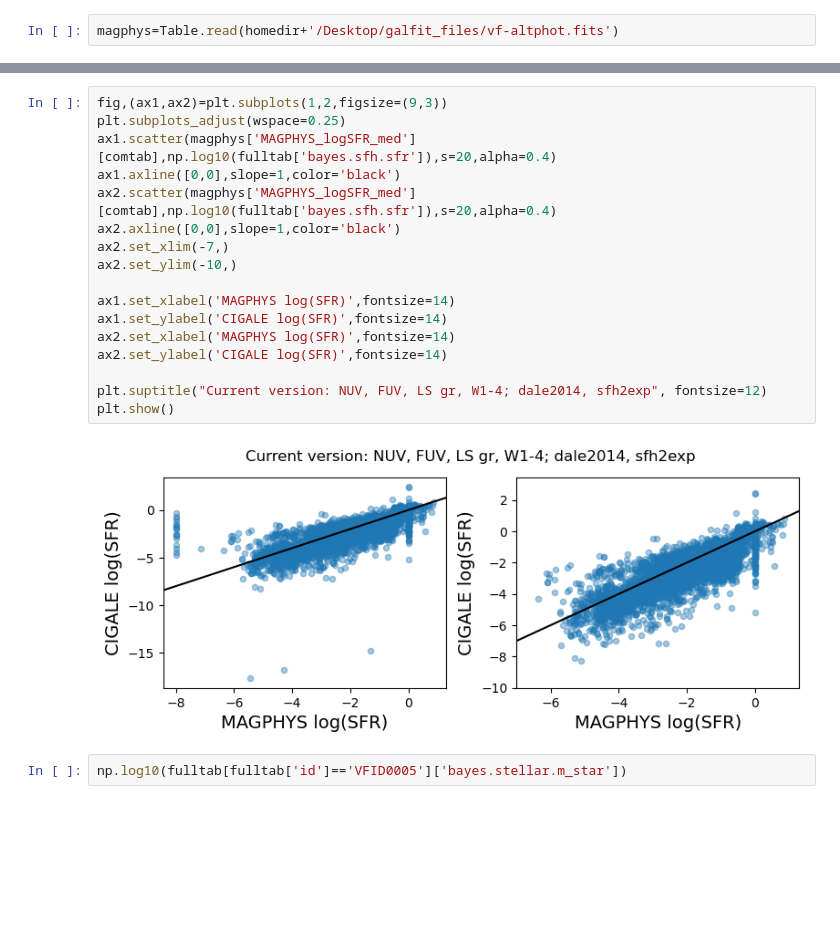
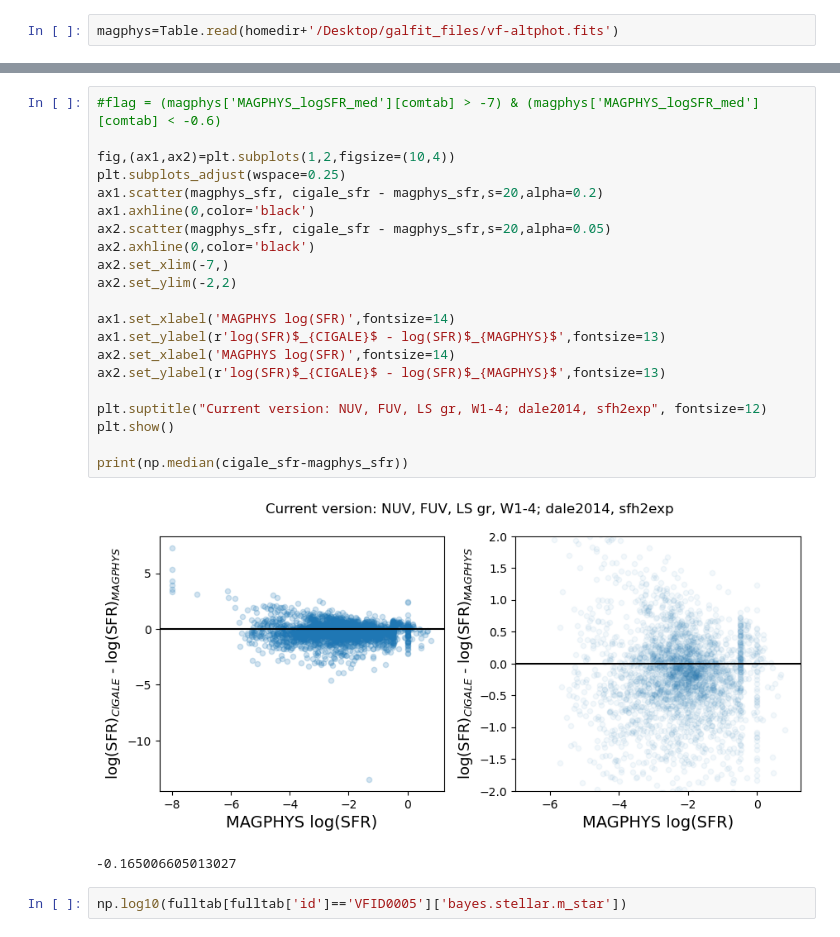
Before and after one commit to gammaspire/wisesize, a Jupyter notebook: wiseseds/gen_input_files.ipynb, the cells around one changed output, grey strips where cells are left out. Cells and saved outputs as stored; diff of their text form; blank space fills up the shorter version.

```diff
--- a/wiseseds/gen_input_files.ipynb
+++ b/wiseseds/gen_input_files.ipynb
@@ -216,22 +226,27 @@ plt.show()
-# %%
-fig,(ax1,ax2)=plt.subplots(1,2,figsize=(9,3))
-plt.subplots_adjust(wspace=0.25)
-ax1.scatter(magphys['MAGPHYS_logSFR_med'][comtab],np.log10(fulltab['bayes.sfh.sfr']),s=20,alpha=0.4)
-ax1.axline([0,0],slope=1,color='black')
-ax2.scatter(magphys['MAGPHYS_logSFR_med'][comtab],np.log10(fulltab['bayes.sfh.sfr']),s=20,alpha=0.4)
-ax2.axline([0,0],slope=1,color='black')
-ax2.set_xlim(-7,)
-ax2.set_ylim(-10,)
-
-ax1.set_xlabel('MAGPHYS log(SFR)',fontsize=14)
-ax1.set_ylabel('CIGALE log(SFR)',fontsize=14)
-ax2.set_xlabel('MAGPHYS log(SFR)',fontsize=14)
-ax2.set_ylabel('CIGALE log(SFR)',fontsize=14)
-
-plt.suptitle("Current version: NUV, FUV, LS gr, W1-4; dale2014, sfh2exp", fontsize=12)
-plt.show()
-# %% [output]
-[figure, removed]
+# %%
+#flag = (magphys['MAGPHYS_logSFR_med'][comtab] > -7) & (magphys['MAGPHYS_logSFR_med'][comtab] < -0.6)
+
+fig,(ax1,ax2)=plt.subplots(1,2,figsize=(10,4))
+plt.subplots_adjust(wspace=0.25)
+ax1.scatter(magphys_sfr, cigale_sfr - magphys_sfr,s=20,alpha=0.2)
+ax1.axhline(0,color='black')
+ax2.scatter(magphys_sfr, cigale_sfr - magphys_sfr,s=20,alpha=0.05)
+ax2.axhline(0,color='black')
+ax2.set_xlim(-7,)
+ax2.set_ylim(-2,2)
+
+ax1.set_xlabel('MAGPHYS log(SFR)',fontsize=14)
+ax1.set_ylabel(r'log(SFR)$_{CIGALE}$ - log(SFR)$_{MAGPHYS}$',fontsize=13)
+ax2.set_xlabel('MAGPHYS log(SFR)',fontsize=14)
+ax2.set_ylabel(r'log(SFR)$_{CIGALE}$ - log(SFR)$_{MAGPHYS}$',fontsize=13)
+
+plt.suptitle("Current version: NUV, FUV, LS gr, W1-4; dale2014, sfh2exp", fontsize=12)
+plt.show()
+
+print(np.median(cigale_sfr-magphys_sfr))
+# %% [output]
+[figure, added]
+-0.165006605013027
 # %%
 np.log10(fulltab[fulltab['id']=='VFID0005']['bayes.stellar.m_star'])
 # %% [output]
```
Also changed, not shown: parts of 8 cells of this notebook, 1 other file.
